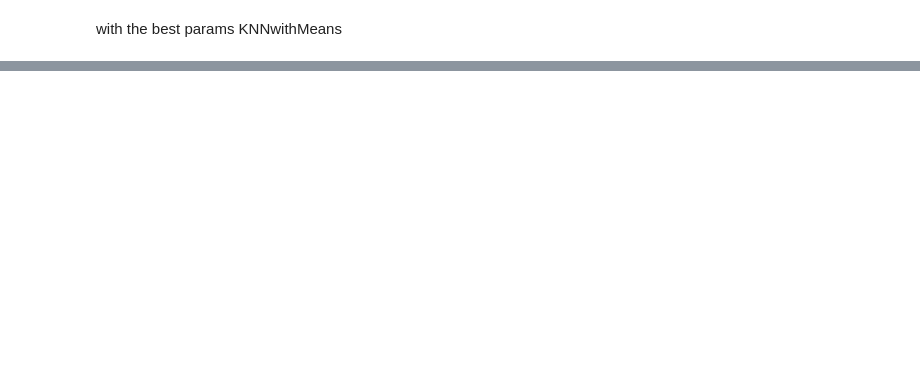
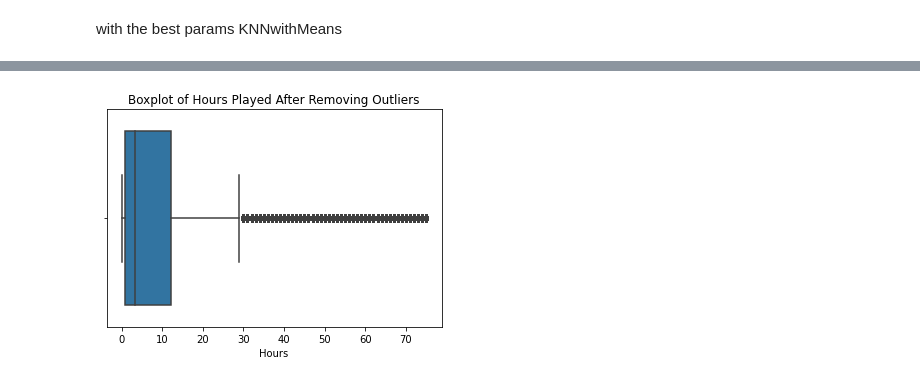
Before and after one commit to pyamin1878/Steam-Games-Rec-System, a Jupyter notebook: Rigat_N_notebook.ipynb, the cells around one changed output, grey strips where cells are left out. Saved outputs shown, nothing was run; the diff lists cells and outputs as text; code cells hidden in the pictures; blank space fills up the shorter version.

```diff
--- a/Rigat_N_notebook.ipynb
+++ b/Rigat_N_notebook.ipynb
@@ -506,0 +242,24 @@ memory usage: 442.7+ KB
+# %%
+filtered_data_new=pd.read_csv('./data/filtered_steam_games.csv' , index_col=0)
+# %%
+# Calculate IQR for 'Hours'
+Q1 = filtered_data_new['Hours'].quantile(0.25)
+Q3 = filtered_data_new['Hours'].quantile(0.75)
+IQR = Q3 - Q1
+
+# Define an upper bound for outliers
+upper_bound = Q3 + 3 * IQR
+
+# Removing outliers from 'Hours'
+cleaned_dataset = filtered_data_new[filtered_data_new['Hours'] <= upper_bound]
+
+# New basic statistics  after removing outliers
+cleaned_numerical_stats = cleaned_dataset.describe()
+
+# Plotting the new distribution of 'Hours'
+plt.figure(figsize=(6, 4))
+sns.boxplot(x=cleaned_dataset['Hours'])
+plt.title('Boxplot of Hours Played After Removing Outliers')
+plt.show()
+# %% [output]
+[figure, added]
```
Also changed, not shown: parts of 36 cells of this notebook.
